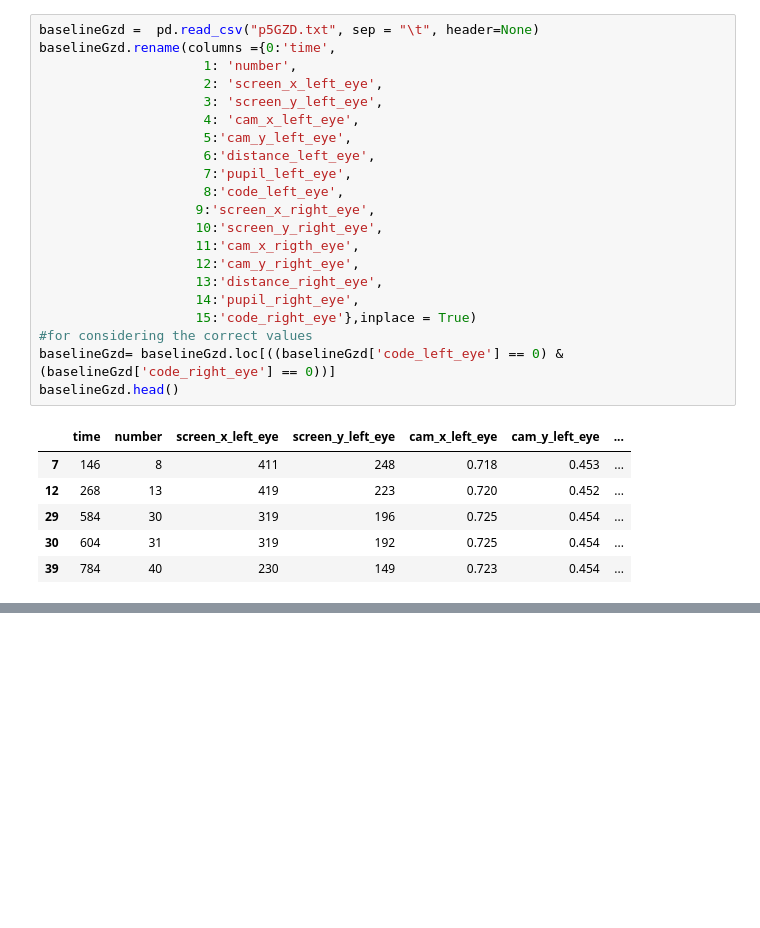
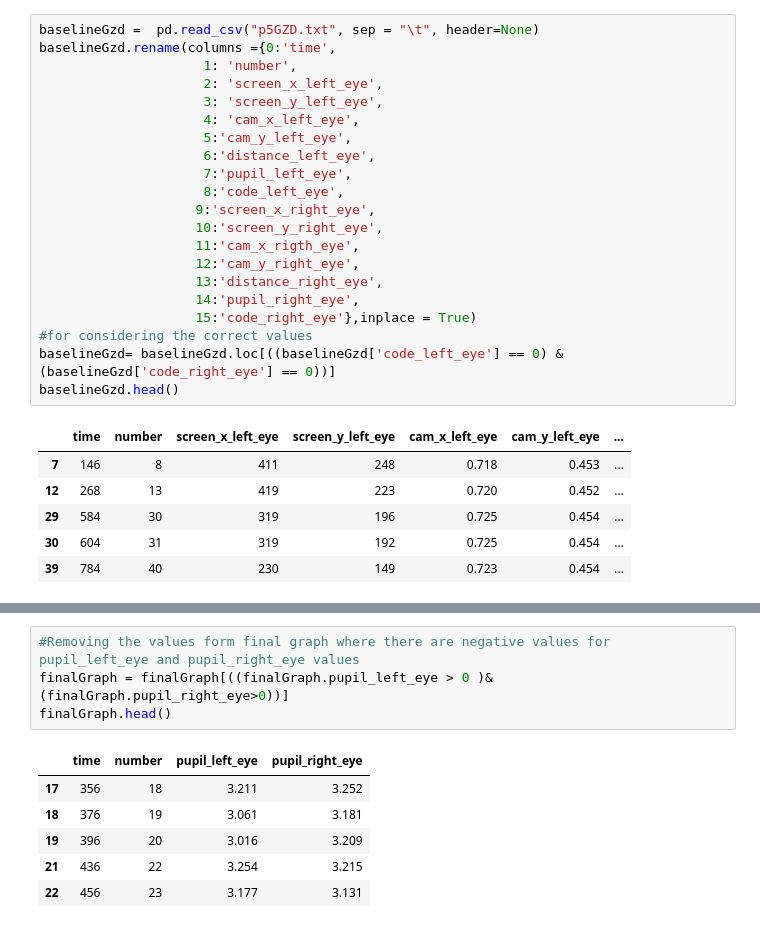
Before and after one commit to AishwaryaBhosale/CECS-450-Project-2, a Jupyter notebook: CECS 450 Project 2.ipynb, the cells around one changed output, grey strips where cells are left out. Saved outputs shown, nothing was run; the diff lists cells and outputs as text; blank space fills up the shorter version.

```diff
--- a/CECS 450 Project 2.ipynb
+++ b/CECS 450 Project 2.ipynb
@@ -155,0 +203,11 @@ baselineGzd.head()
+# %%
+#Removing the values form final graph where there are negative values for pupil_left_eye and pupil_right_eye values
+finalGraph = finalGraph[((finalGraph.pupil_left_eye > 0 )& (finalGraph.pupil_right_eye>0))]
+finalGraph.head()
+# %% [output]
+|  | time | number | pupil_left_eye | pupil_right_eye |
+| 17 | 356 | 18 | 3.211 | 3.252 |
+| 18 | 376 | 19 | 3.061 | 3.181 |
+| 19 | 396 | 20 | 3.016 | 3.209 |
+| 21 | 436 | 22 | 3.254 | 3.215 |
+| 22 | 456 | 23 | 3.177 | 3.131 |
```
Also changed, not shown: parts of 8 cells of this notebook.
